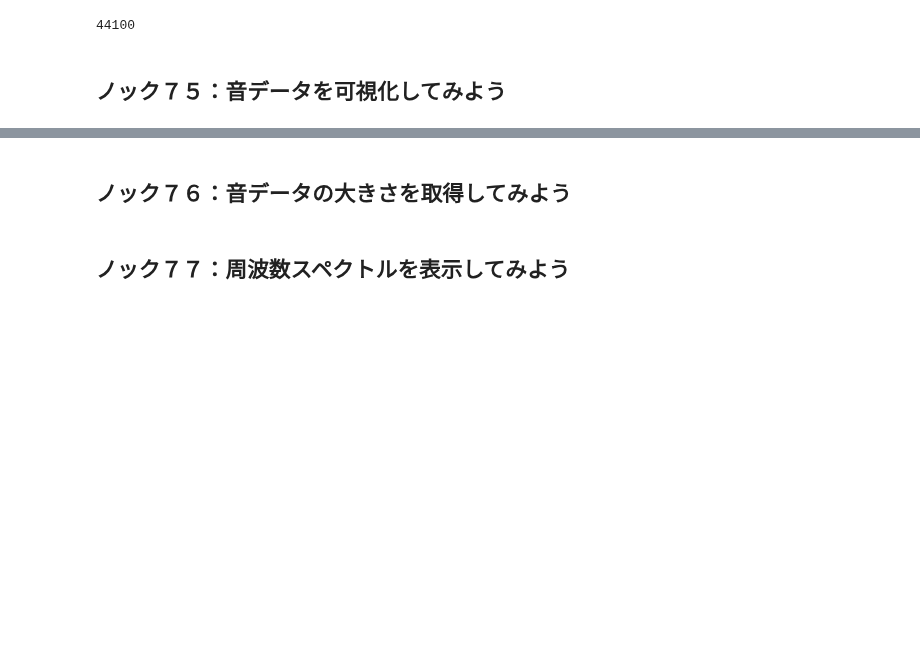
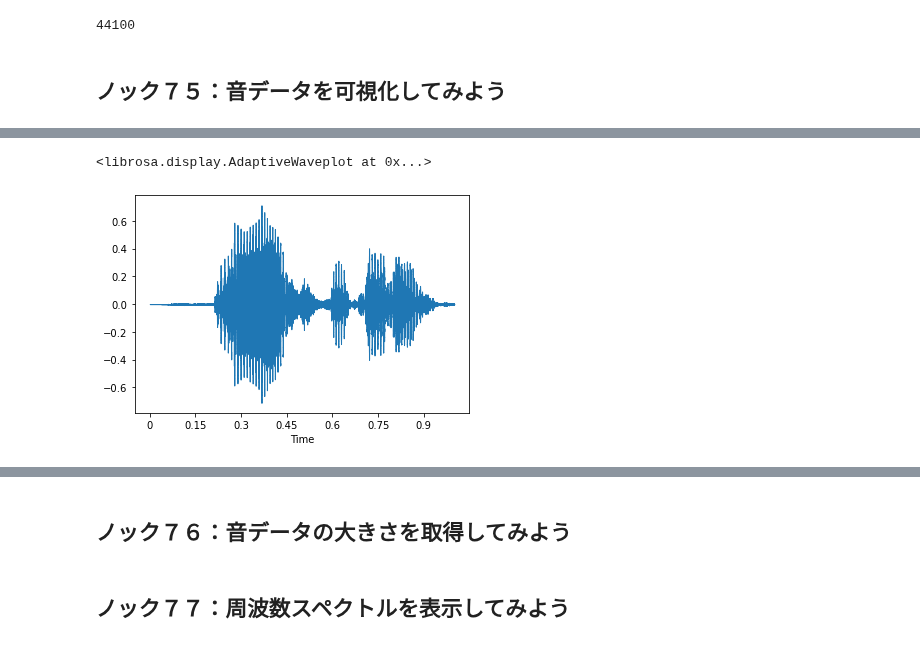
Before and after one commit to winuim/python-process-visualization-100, a Jupyter notebook: chapter-6/src/chapter-6.ipynb, the cells around one changed output, grey strips where cells are left out. Cells and saved outputs as stored; diff of their text form; code cells hidden in the pictures; blank space fills up the shorter version.

```diff
--- a/chapter-6/src/chapter-6.ipynb
+++ b/chapter-6/src/chapter-6.ipynb
@@ -99,0 +106,5 @@ librosa.get_samplerate("../data/音声.mp3")
+# %%
+libdisp.waveshow(audio1_sr22, sr=sr1_sr22)
+# %% [output]
+<librosa.display.AdaptiveWaveplot at 0x...>
+[figure, added]
```
Also changed, not shown: parts of 3 cells of this notebook.
